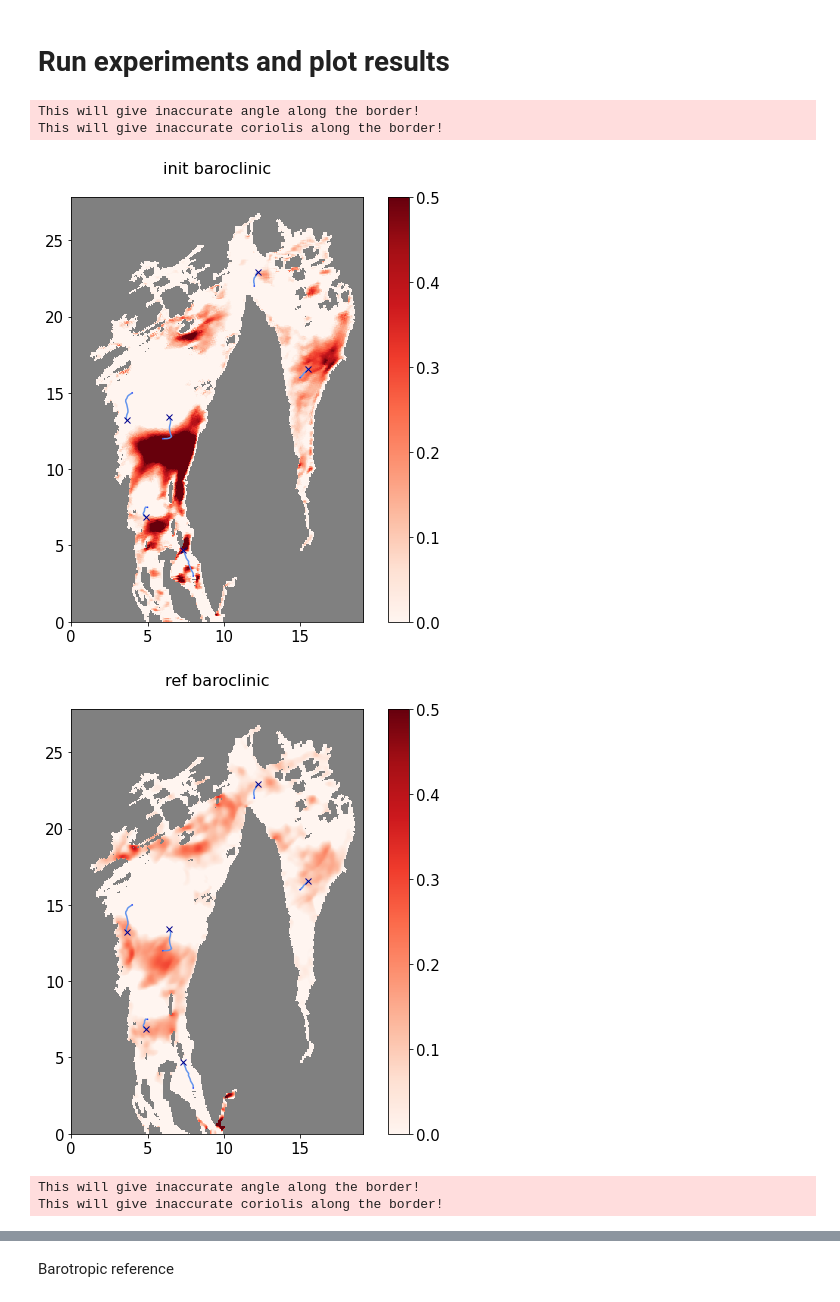
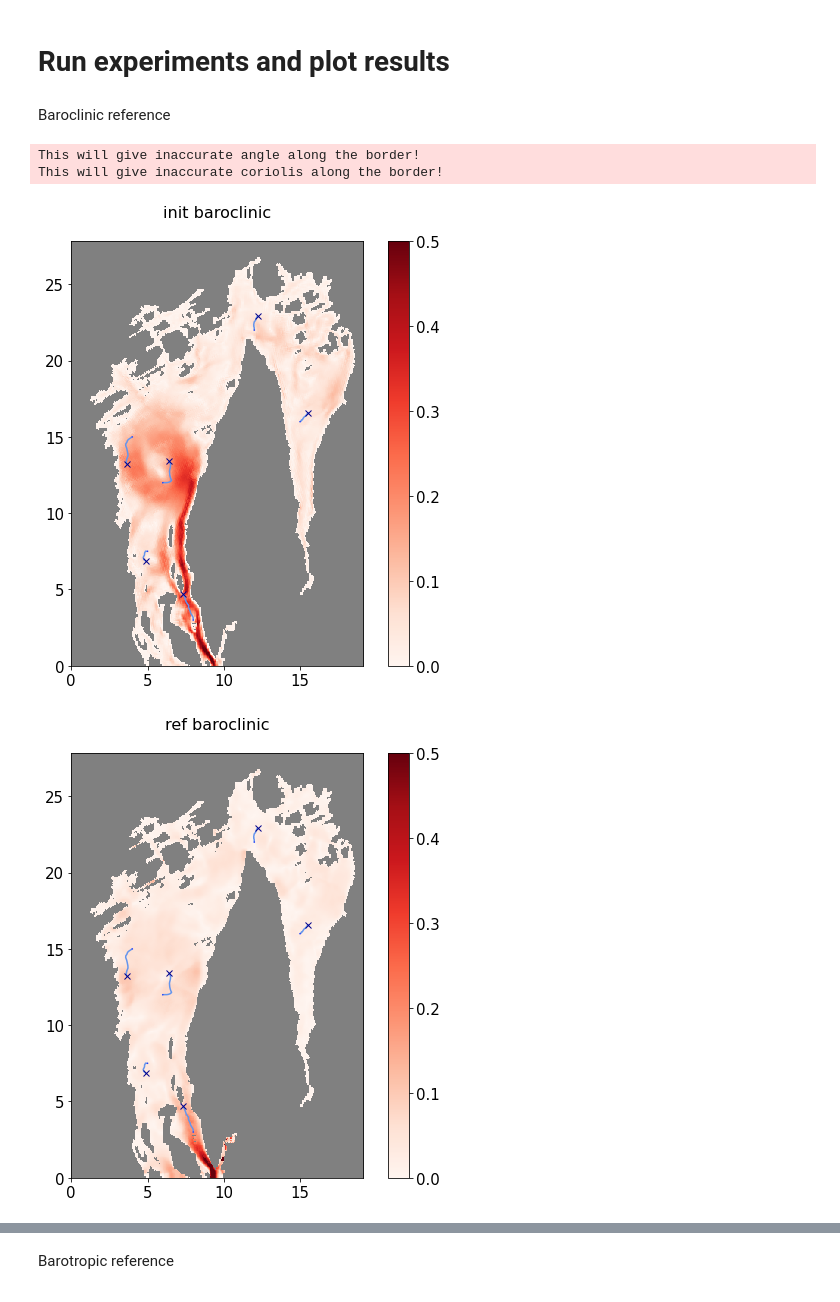
Before and after one commit to sintefmath/reduced-gravity-ocean-model, a Jupyter notebook: notebooks/Oslofjord/Oslofjord-perturbingSingleParameters.ipynb, the cells around one changed output, grey strips where cells are left out. Drawn from its saved outputs; the diff is of its cells as text; code cells hidden in the pictures.

```diff
--- a/notebooks/Oslofjord/Oslofjord-perturbingSingleParameters.ipynb
+++ b/notebooks/Oslofjord/Oslofjord-perturbingSingleParameters.ipynb
@@ -270,20 +191,0 @@ for i in range(5):
-# %%
-# Barotropic data args by starting from earlier timesteps and doing a sufficient spin-up
-num_bar_realizations = 5
-barotropic_bathymetry_data_args = []
-
-Hm = Dataset(source_url)["h"][y0-1:y1+1,x0-1:x1+1]
-Hm = np.ma.array(Hm, mask=(Hm==0))
-
-for i in range(num_bar_realizations):
-
-    pert_barotropic_data_args = copy.copy(ref_barotropic_data_args)
-    pert_barotropic_data_args["H"] = OceanographicUtilities.midpointsToIntersections(Hm * (1+np.random.uniform(-0.2,0.2, size=Hm.shape)), land_value=0.0, iterations=10)[0]
-
-    barotropic_bathymetry_data_args.append(pert_barotropic_data_args)
-
-
-
-fig, axs = plt.subplots(1,5,figsize=(25,5))
-for i in range(5):
-    axs[i].imshow(-barotropic_bathymetry_data_args[i]["H"], cmap="ocean", vmin=-300.0, vmax=0)
@@ -330,7 +243,7 @@ for i in range(len(mld_samples_data_args)):
 # %% [markdown]
 # Utility functions to run ensembles and plot variance and trajectories
 # %%
-def run_sample(data_args_in, g=None, wind=None, wind_stress_factor=None, windage=0.0, friction=None, end_time=T):
+def run_sample(data_args_in, g=None, wind=None, wind_stress_factor=None, windage=0.0, friction=None, end_time=T, pert_init_drifter=False):
     data_args = copy.deepcopy(data_args_in)
     if g is not None:
         data_args["g"] = g
@@ -361,6 +274,10 @@ def run_sample(data_args_in, g=None, wind=None, wind_stress_factor=None, windage
     inity = [12000, 3000, 7500, 22000, 16000, 15000]
     num_drifters = len(initx)
 
+    if pert_init_drifter:
+        initx += np.random.normal(scale=100, size=num_drifters)
+        inity += np.random.normal(scale=100, size=num_drifters)
+
     drifters = GPUDrifterCollection.GPUDrifterCollection(gpu_ctx, num_drifters,
                                                         boundaryConditions = sim.boundary_conditions,
                                                         domain_size_x = trajectories.domain_size_x,
@@ -527,21 +444,18 @@ with plt.rc_context({'lines.color':'black',
 [figure]
 # %% [markdown]
 # Run experiments and plot results
+# %% [markdown]
+Baroclinic reference
 # %%
 ref_baroclinic_result = [run_sample(ref_baroclinic_data_args)]
 # %% [output]
 This will give inaccurate angle along the border!
 This will give inaccurate coriolis along the border!
 # %%
-initV = np.ma.sqrt(ref_baroclinic_data_args["hu0"]**2 + ref_baroclinic_data_args["hv0"]**2)
-refV = np.ma.sqrt(ref_baroclinic_result[0]["hu"]**2 + ref_baroclinic_result[0]["hv"]**2)
-_plot_field(ref_baroclinic_result, ref_baroclinic_data_args["hu0"], ref_sim, T, "init baroclinic", plot_trajectories=True)
-_plot_field(ref_baroclinic_result, ref_baroclinic_result[0]["hu"], ref_sim, T, "ref baroclinic", plot_trajectories=True)
+initV = np.ma.sqrt((ref_baroclinic_data_args["hu0"]/ref_baroclinic_data_args["eta0"])**2 + (ref_baroclinic_data_args["hv0"]/ref_baroclinic_data_args["eta0"])**2)
+refV = np.ma.sqrt((ref_baroclinic_result[0]["hu"]/ref_baroclinic_data_args["eta0"])**2 + (ref_baroclinic_result[0]["hv"]/ref_baroclinic_data_args["eta0"])**2)
+_plot_field(ref_baroclinic_result, initV, ref_sim, T, "init baroclinic", plot_trajectories=True)
+_plot_field(ref_baroclinic_result, refV, ref_sim, T, "ref baroclinic", plot_trajectories=True)
 # %% [output]
-[figure, old version]
+[figure, new version]
-[figure, old version]
+[figure, new version]
-# %%
-ref_baroclinic_sim = CDKLM16.CDKLM16(gpu_ctx, **NetCDFInitialization.removeMetadata(ref_baroclinic_data_args), dt=0.0)
-# %% [output]
-This will give inaccurate angle along the border!
-This will give inaccurate coriolis along the border!
```
Also changed, not shown: parts of 50 cells of this notebook, 1 other file.
